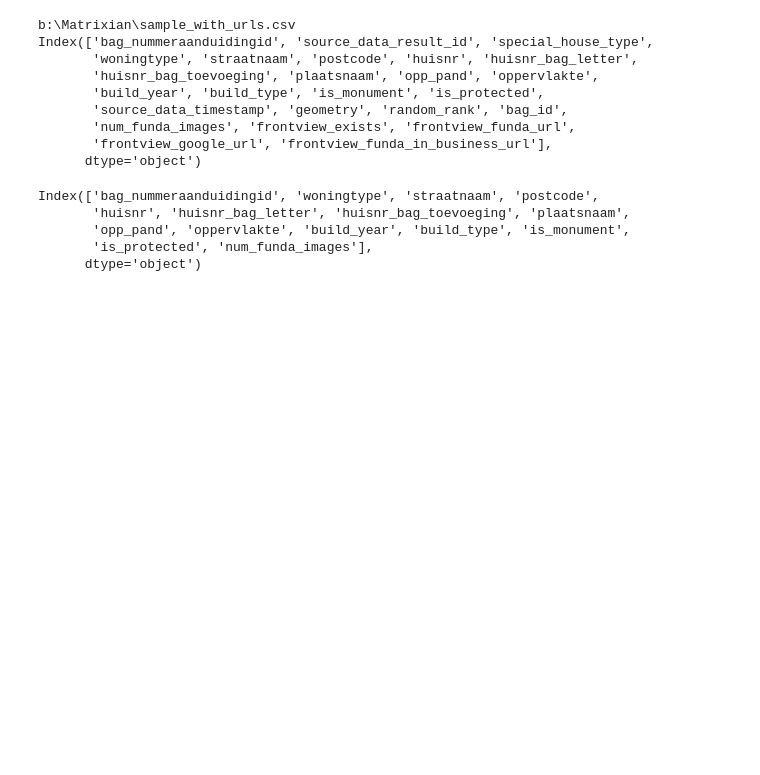
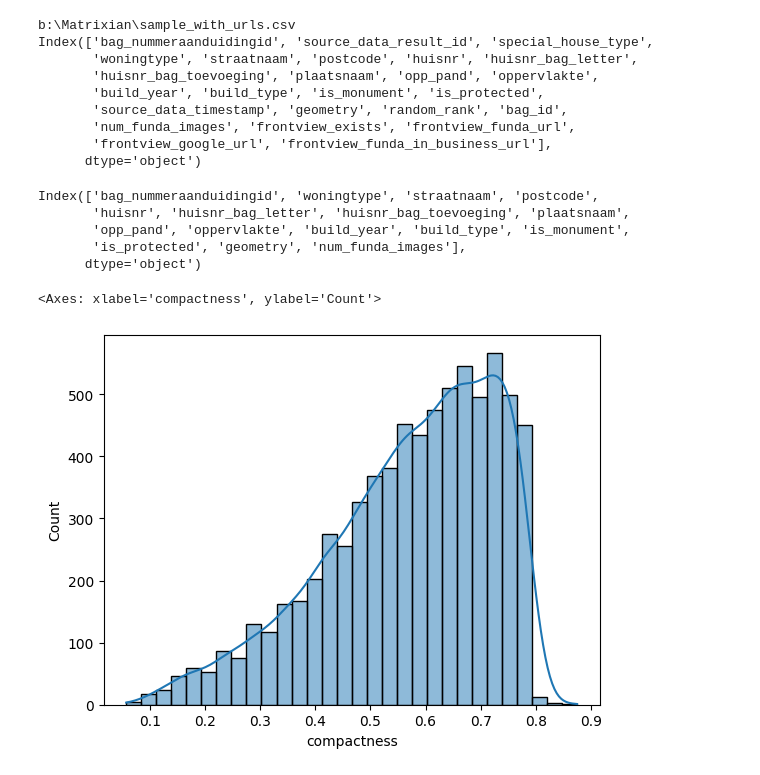
Before and after one commit to averagepindakaasenjoyer/Pangolinis, a Jupyter notebook: Standardize.ipynb, the cells around one changed output. Drawn from its saved outputs; the diff is of its cells as text; code cells hidden in the pictures; blank space fills up the shorter version.

```diff
--- a/Standardize.ipynb
+++ b/Standardize.ipynb
@@ -39,7 +42,7 @@ Index(['bag_nummeraanduidingid', 'source_data_result_id', 'special_house_type',
       dtype='object')
 # %%
 df_sample_with_urls = df_sample_with_urls.drop(columns=[
-    'geometry', 'bag_id', 'source_data_result_id', 'random_rank',
+    'bag_id', 'source_data_result_id', 'random_rank',
     'frontview_funda_url', 'frontview_google_url', 'frontview_funda_in_business_url',
     'special_house_type', 'source_data_timestamp', 'frontview_exists'
 ])
@@ -49,7 +52,7 @@ print(df_sample_with_urls.columns)
 Index(['bag_nummeraanduidingid', 'woningtype', 'straatnaam', 'postcode',
        'huisnr', 'huisnr_bag_letter', 'huisnr_bag_toevoeging', 'plaatsnaam',
        'opp_pand', 'oppervlakte', 'build_year', 'build_type', 'is_monument',
-       'is_protected', 'num_funda_images'],
+       'is_protected', 'geometry', 'num_funda_images'],
       dtype='object')
 # %%
 know_col = ['bag_nummeraanduidingid', 'woningtype']
@@ -134,3 +137,27 @@ df_sample_with_urls['is_monument'] = df_sample_with_urls['is_monument'].fillna(0
 
 # is_protected NaN, 0 - 1
 df_sample_with_urls['is_protected'] = df_sample_with_urls['is_protected'].fillna(0).astype(int)
+# %%
+df_sample_with_urls['geometry'] = df_sample_with_urls['geometry'].apply(wkt.loads)
+
+df_sample_with_urls['centroid_x'] = df_sample_with_urls['geometry'].apply(lambda geom: geom.centroid.x)
+df_sample_with_urls['centroid_y'] = df_sample_with_urls['geometry'].apply(lambda geom: geom.centroid.y)
+
+df_sample_with_urls['area'] = df_sample_with_urls['geometry'].apply(lambda geom: geom.area)
+
+# perimeter = Sum of the lengths of all edges forming the boundary of a polygon
+df_sample_with_urls['perimeter'] = df_sample_with_urls['geometry'].apply(lambda g: g.length)
+
+# Gives 1 for a perfect circle (most compact shape)
+# Gets closer to 0 for long, skinny, jagged shapes
+df_sample_with_urls['compactness'] = (
+    4 * np.pi * df_sample_with_urls['area'] / (df_sample_with_urls['perimeter'] ** 2)
+)
+
+df_sample_with_urls['num_vertices'] = df_sample_with_urls['geometry'].apply(lambda g: len(g.exterior.coords))
+# %%
+import seaborn as sns
+sns.histplot(df_sample_with_urls['compactness'], bins=30, kde=True)
+# %% [output]
+<Axes: xlabel='compactness', ylabel='Count'>
+[figure, added]
```
Also changed, not shown: parts of 6 cells of this notebook.
